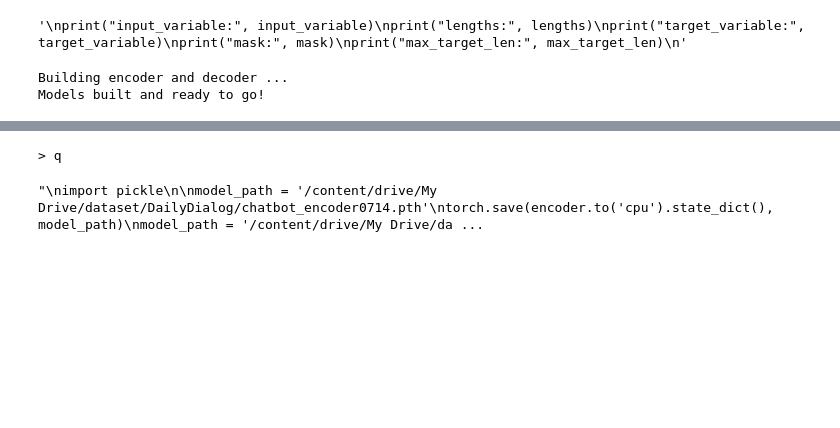
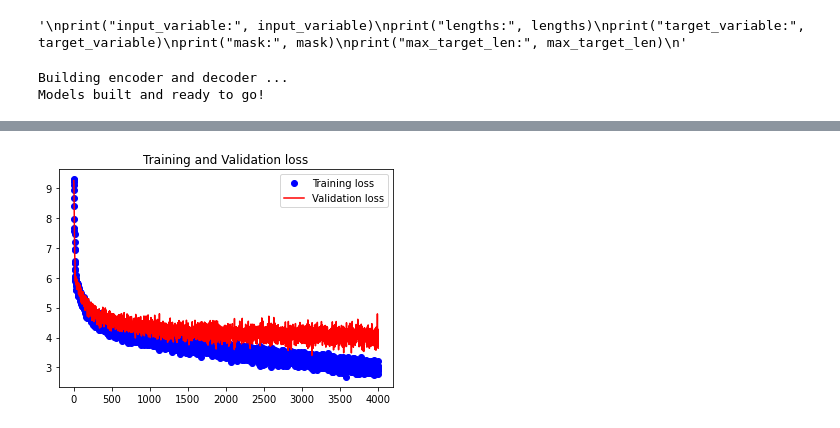
Before and after one commit to kosekitau/Dialogue, a Jupyter notebook: DailyDialog/notebook/Dailydialog_lstm.ipynb, the cells around one changed output, grey strips where cells are left out. Saved outputs shown, nothing was run; the diff lists cells and outputs as text; code cells hidden in the pictures; blank space fills up the shorter version.

```diff
--- a/DailyDialog/notebook/Dailydialog_lstm.ipynb
+++ b/DailyDialog/notebook/Dailydialog_lstm.ipynb
@@ -563,6 +563,8 @@ def trainIters(model_name, voc, pairs, encoder, decoder, encoder_optimizer, deco
 
     # Initializations
     print('Initializing ...')
+    result = []
+    result_val = []
     start_iteration = 1
     print_loss = 0
     print_loss_val = 0
@@ -593,7 +595,9 @@ def trainIters(model_name, voc, pairs, encoder, decoder, encoder_optimizer, deco
         if iteration % print_every == 0:
             print_loss_avg = print_loss / print_every
             print_loss_avg_val = print_loss_val / print_every
-            print("Iteration: {}; Percent complete: {:.1f}%; Average loss: {:.4f}; ppl: {:.4f}".format(iteration, iteration / n_iteration * 100, print_loss_avg, math.exp(print_loss_avg) ))
+            result.append(print_loss_avg)
+            result_val.append(print_loss_avg_val)
+            print("Iteration_tra: {}; Percent complete: {:.1f}%; Average loss: {:.4f}; ppl: {:.4f}".format(iteration, iteration / n_iteration * 100, print_loss_avg, math.exp(print_loss_avg) ))
             print("Iteration_val: {}; Percent complete: {:.1f}%; Average loss: {:.4f}; ppl: {:.4f}".format(iteration, iteration / n_iteration * 100, print_loss_avg_val, math.exp(print_loss_avg_val) ))
             print_loss = 0
             print_loss_val = 0
@@ -613,6 +617,8 @@ def trainIters(model_name, voc, pairs, encoder, decoder, encoder_optimizer, deco
                 'voc_dict': voc.__dict__,
                 'embedding': embedding.state_dict()
             }, os.path.join(directory, '{}_{}.tar'.format(iteration, 'checkpoint')))
+
+    return result, result_val
 # %%
 class GreedySearchDecoder(nn.Module):
     def __init__(self, encoder, decoder):
@@ -760,7 +766,7 @@ if loadFilename:
 # Run training iterations
 print("Starting Training!")
 
-trainIters(model_name, voc, pairs, encoder, decoder, encoder_optimizer, decoder_optimizer,
+loss, loss_val = trainIters(model_name, voc, pairs, encoder, decoder, encoder_optimizer, decoder_optimizer,
            embedding, encoder_n_layers, decoder_n_layers, save_dir, n_iteration, batch_size,
            print_every, save_every, clip, corpus_name, loadFilename)
 # %% [output]
@@ -784,3 +790,16 @@ Iteration_val: 4000; Percent complete: 100.0%; Average loss: 4.2573; ppl: 70.615
+# %%
+import matplotlib.pyplot as plt
+import numpy as np
+
+epochs = range(1, n_iteration+1)
+
+plt.plot(epochs, loss, 'bo',  label='Training loss')
+plt.plot(epochs, loss_val, 'b', color='red', label='Validation loss')
+plt.title('Training and Validation loss')
+plt.legend()
+plt.show()
+# %% [output]
+[figure, added]
 # %%
 # Set dropout layers to eval mode
 encoder.eval()
@@ -791,8 +810,6 @@ searcher = GreedySearchDecoder(encoder, decoder)
 
 # Begin chatting (uncomment and run the following line to begin)
 evaluateInput(encoder, decoder, searcher, voc)
-# %% [output]
-> q
 # %%
 """
 import pickle
@@ -807,5 +824,3 @@ with open('/content/drive/My Drive/dataset/DailyDialog/voc_word2index0714.pkl',
 with open('/content/drive/My Drive/dataset/DailyDialog/voc_index2word.pkl', 'wb') as f:
     pickle.dump(voc.index2word, f)
 """
-# %% [output]
-"\nimport pickle\n\nmodel_path = '/content/drive/My Drive/dataset/DailyDialog/chatbot_encoder0714.pth'\ntorch.save(encoder.to('cpu').state_dict(), model_path)\nmodel_path = '/content/drive/My Drive/da ...
```
Also changed, not shown: parts of 1 cell of this notebook, 1 other file.
